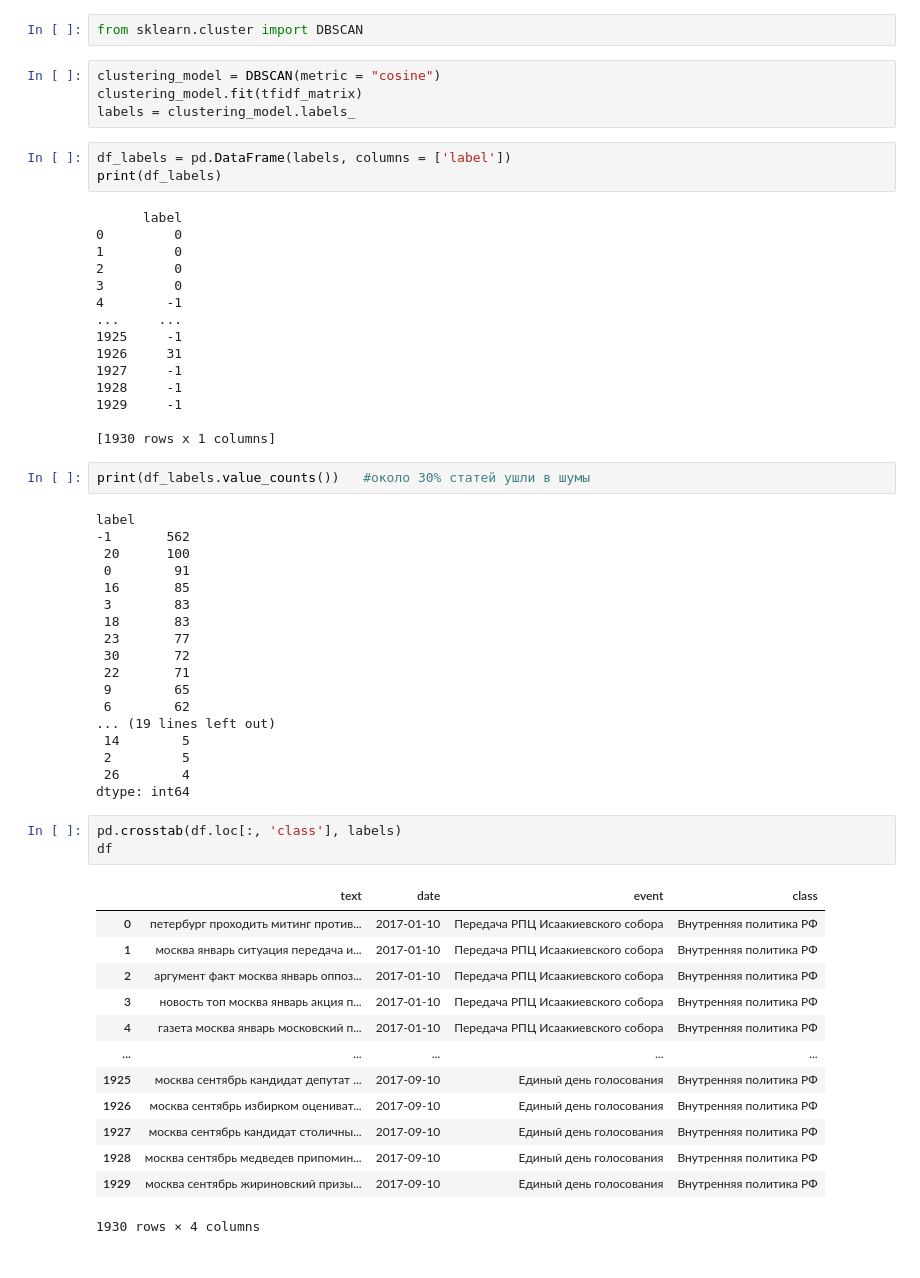
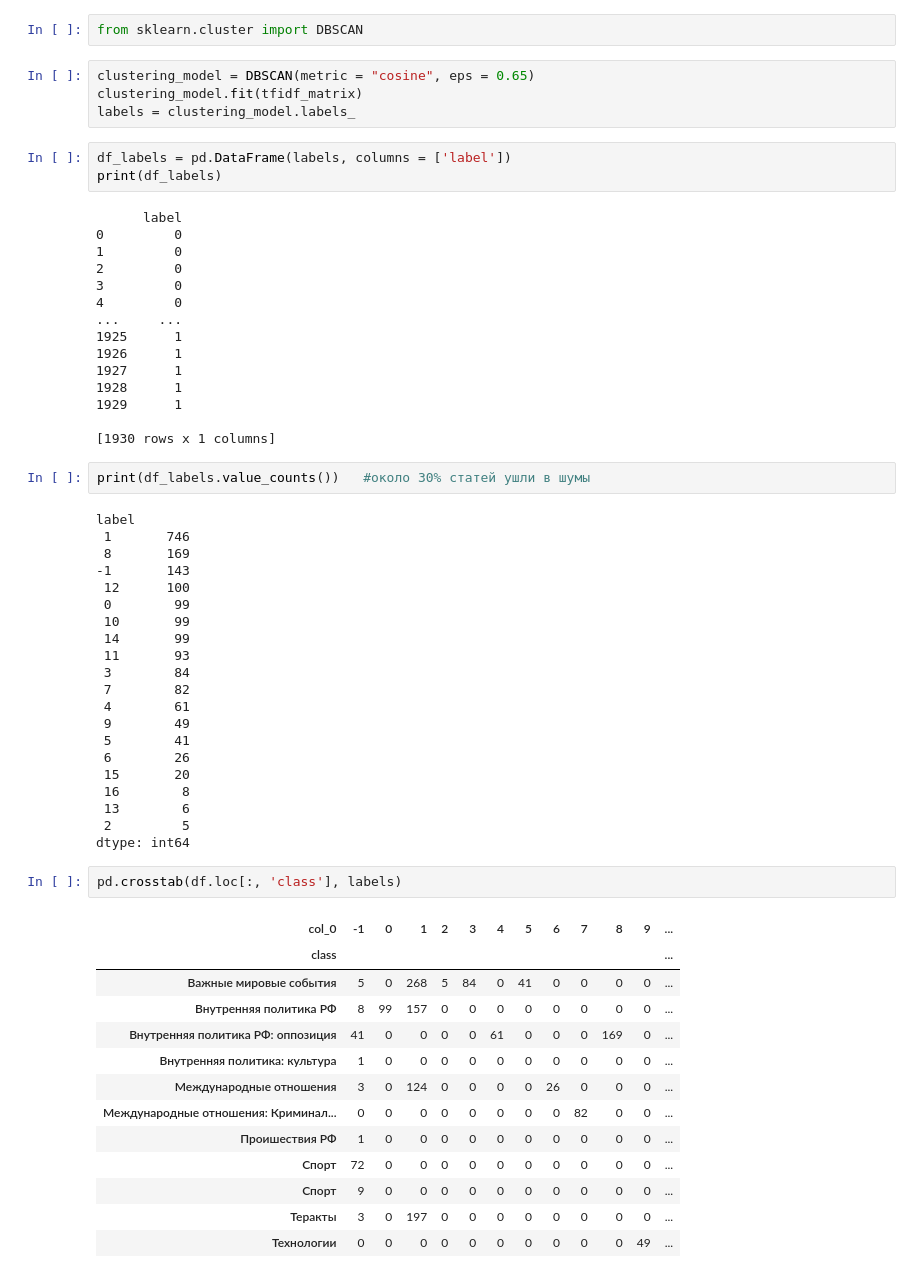
Before and after one commit to kiselpd/HW4_ML, a Jupyter notebook: dbscan.ipynb, the cells around one changed output. Saved outputs shown, nothing was run; the diff lists cells and outputs as text.

```diff
--- a/dbscan.ipynb
+++ b/dbscan.ipynb
@@ -174,7 +179,7 @@ sns.heatmap(data=S, cmap = 'Spectral').set(xticklabels=[],yticklabels=[])
 # %%
 from sklearn.cluster import DBSCAN
 # %%
-clustering_model = DBSCAN(metric = "cosine")
+clustering_model = DBSCAN(metric = "cosine", eps = 0.65)
 clustering_model.fit(tfidf_matrix)
 labels = clustering_model.labels_
 # %%
@@ -186,51 +191,53 @@ print(df_labels)
 1         0
 2         0
 3         0
-4        -1
+4         0
 ...     ...
-1925     -1
-1926     31
-1927     -1
-1928     -1
-1929     -1
+1925      1
+1926      1
+1927      1
+1928      1
+1929      1
 
 [1930 rows x 1 columns]
 # %%
 print(df_labels.value_counts())   #около 30% статей ушли в шумы
 # %% [output]
 label
--1       562
- 20      100
- 0        91
- 16       85
- 3        83
- 18       83
- 23       77
- 30       72
- 22       71
- 9        65
- 6        62
-... (19 lines left out)
- 14        5
+ 1       746
+ 8       169
+-1       143
+ 12      100
+ 0        99
+ 10       99
+ 14       99
+ 11       93
+ 3        84
+ 7        82
+ 4        61
+ 9        49
+ 5        41
+ 6        26
+ 15       20
+ 16        8
+ 13        6
  2         5
- 26        4
 dtype: int64
 # %%
 pd.crosstab(df.loc[:, 'class'], labels)
-df
 # %% [output]
-|  | text | date | event | class |
-| 0 | петербург проходить митинг против... | 2017-01-10 | Передача РПЦ Исаакиевского собора | Внутренняя политика РФ |
-| 1 | москва январь ситуация передача и... | 2017-01-10 | Передача РПЦ Исаакиевского собора | Внутренняя политика РФ |
-| 2 | аргумент факт москва январь оппоз... | 2017-01-10 | Передача РПЦ Исаакиевского собора | Внутренняя политика РФ |
-| 3 | новость топ москва январь акция п... | 2017-01-10 | Передача РПЦ Исаакиевского собора | Внутренняя политика РФ |
-| 4 | газета москва январь московский п... | 2017-01-10 | Передача РПЦ Исаакиевского собора | Внутренняя политика РФ |
-| ... | ... | ... | ... | ... |
-| 1925 | москва сентябрь кандидат депутат ... | 2017-09-10 | Единый день голосования | Внутренняя политика РФ |
-| 1926 | москва сентябрь избирком оцениват... | 2017-09-10 | Единый день голосования | Внутренняя политика РФ |
-| 1927 | москва сентябрь кандидат столичны... | 2017-09-10 | Единый день голосования | Внутренняя политика РФ |
-| 1928 | москва сентябрь медведев припомин... | 2017-09-10 | Единый день голосования | Внутренняя политика РФ |
-| 1929 | москва сентябрь жириновский призы... | 2017-09-10 | Единый день голосования | Внутренняя политика РФ |
+| col_0 | -1 | 0 | 1 | 2 | 3 | 4 | 5 | 6 | 7 | 8 | 9 | ... |
+| class |  |  |  |  |  |  |  |  |  |  |  | ... |
+| Важные мировые события | 5 | 0 | 268 | 5 | 84 | 0 | 41 | 0 | 0 | 0 | 0 | ... |
+| Внутренняя политика РФ | 8 | 99 | 157 | 0 | 0 | 0 | 0 | 0 | 0 | 0 | 0 | ... |
+| Внутренняя политика РФ: оппозиция | 41 | 0 | 0 | 0 | 0 | 61 | 0 | 0 | 0 | 169 | 0 | ... |
+| Внутренняя политика: культура | 1 | 0 | 0 | 0 | 0 | 0 | 0 | 0 | 0 | 0 | 0 | ... |
+| Международные отношения | 3 | 0 | 124 | 0 | 0 | 0 | 0 | 26 | 0 | 0 | 0 | ... |
+| Международные отношения: Криминал... | 0 | 0 | 0 | 0 | 0 | 0 | 0 | 0 | 82 | 0 | 0 | ... |
+| Проишествия РФ | 1 | 0 | 0 | 0 | 0 | 0 | 0 | 0 | 0 | 0 | 0 | ... |
+| Спорт | 72 | 0 | 0 | 0 | 0 | 0 | 0 | 0 | 0 | 0 | 0 | ... |
+| Спорт | 9 | 0 | 0 | 0 | 0 | 0 | 0 | 0 | 0 | 0 | 0 | ... |
+| Теракты | 3 | 0 | 197 | 0 | 0 | 0 | 0 | 0 | 0 | 0 | 0 | ... |
+| Технологии | 0 | 0 | 0 | 0 | 0 | 0 | 0 | 0 | 0 | 0 | 49 | ... |
-1930 rows × 4 columns
 # %%
 true_labels = df["class"]
```
Also changed, not shown: parts of 7 cells of this notebook.
